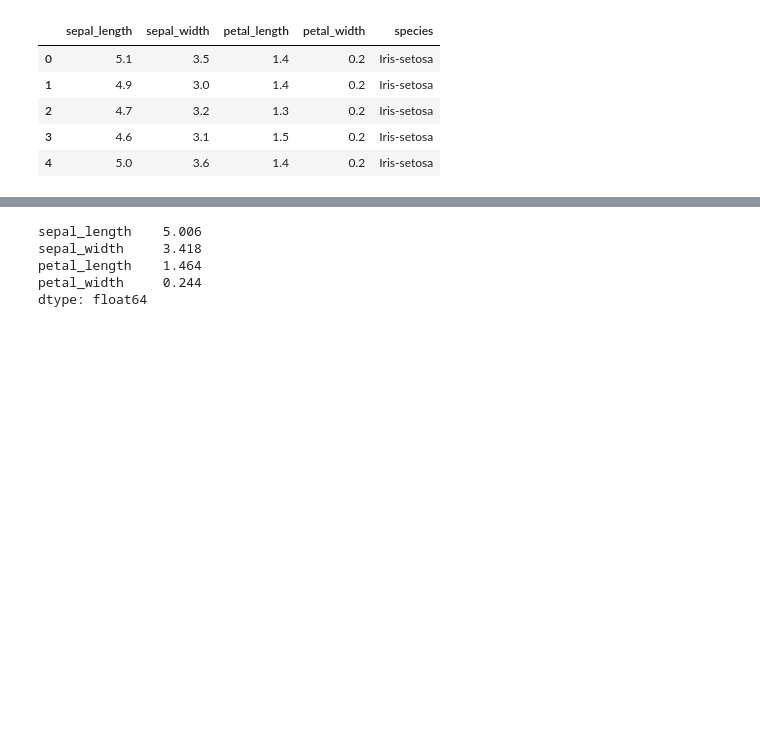
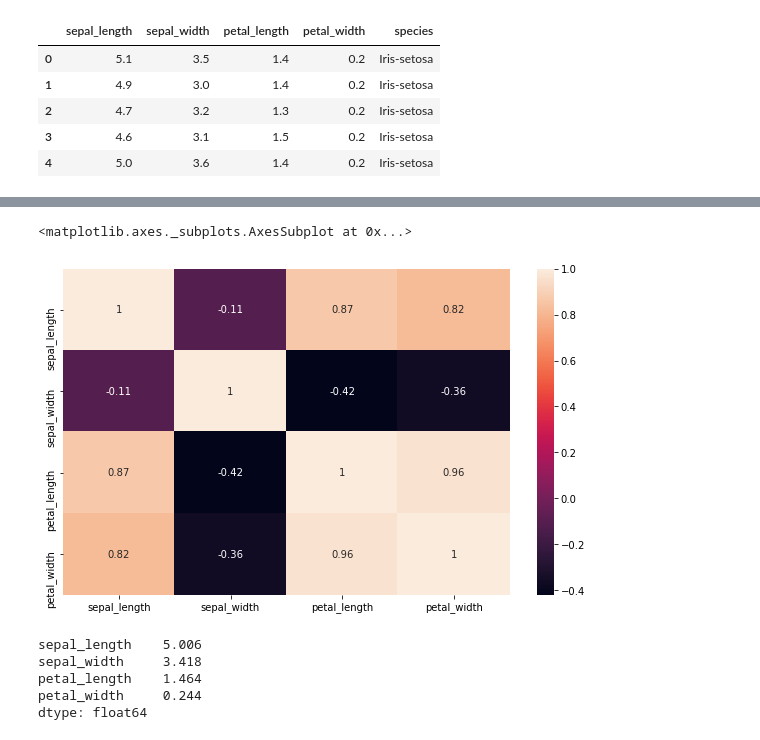
Before and after one commit to Sba121/practice, a Jupyter notebook: iris_dataset.ipynb, the cells around one changed output, grey strips where cells are left out. Saved outputs shown, nothing was run; the diff lists cells and outputs as text; code cells hidden in the pictures; blank space fills up the shorter version.

```diff
--- a/iris_dataset.ipynb
+++ b/iris_dataset.ipynb
@@ -57,3 +52,14 @@ df.corr()
+# %%
+plt.figure(figsize=(10,6))
+sns.heatmap(df.corr(), annot=True)
+# when I look at both pairgrid and heatmap, I can see that there is a strong, positive and linear relationship between
+# 1 - sepal length&petal width
+# 2- sepal length&petal length
+# 3- petal length&petal width
+# considering versicolor and verginica.
+# %% [output]
+<matplotlib.axes._subplots.AxesSubplot at 0x...>
+[figure, added]
 # %%
 df[df['species'] == 'Iris-setosa'].mean()
 # %% [output]
```
Also changed, not shown: parts of 27 cells of this notebook.
